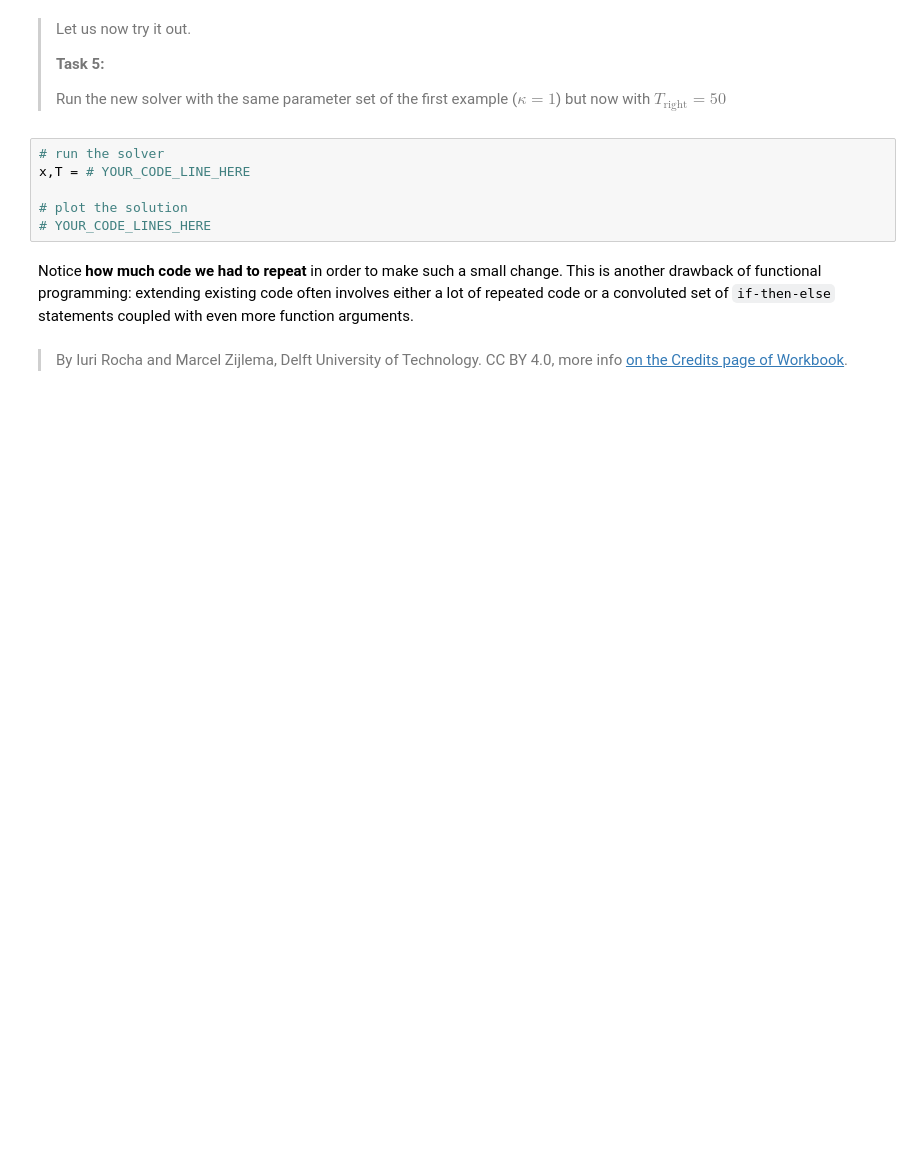
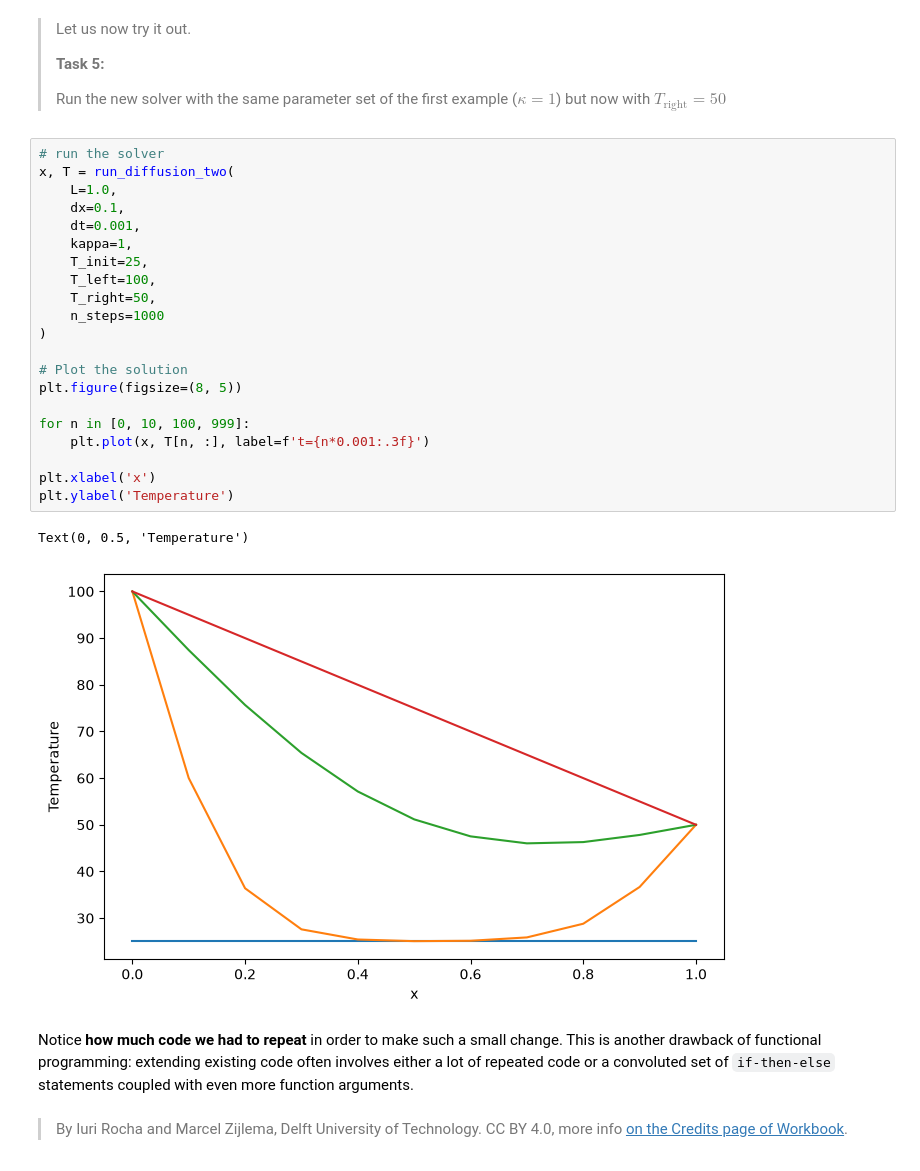
Before and after one commit to Daan-wq-commits/PA2.1, a Jupyter notebook: 1_functional.ipynb, the cells around one changed output. Drawn from its saved outputs; the diff is of its cells as text; blank space fills up the shorter version.

```diff
--- a/1_functional.ipynb
+++ b/1_functional.ipynb
@@ -111,12 +170,30 @@ def run_diffusion_two(
 > **Task 5:**
 >
 > Run the new solver with the same parameter set of the first example ($\kappa=1$) but now with $T_\mathrm{right}=50$
-# %%
-# run the solver
-x,T = # YOUR_CODE_LINE_HERE
-
-# plot the solution
-# YOUR_CODE_LINES_HERE
+# %%
+# run the solver
+x, T = run_diffusion_two(
+    L=1.0,
+    dx=0.1,
+    dt=0.001,
+    kappa=1,
+    T_init=25,
+    T_left=100,
+    T_right=50,
+    n_steps=1000
+)
+
+# Plot the solution
+plt.figure(figsize=(8, 5))
+
+for n in [0, 10, 100, 999]:
+    plt.plot(x, T[n, :], label=f't={n*0.001:.3f}')
+
+plt.xlabel('x')
+plt.ylabel('Temperature')
+# %% [output]
+Text(0, 0.5, 'Temperature')
+[figure, added]
 # %% [markdown]
 Notice **how much code we had to repeat** in order to make such a small change. This is another drawback of functional programming: extending existing code often involves either a lot of repeated code or a convoluted set of `if-then-else` statements coupled with even more function arguments.
 # %% [markdown]
```
Also changed, not shown: parts of 7 cells of this notebook.
